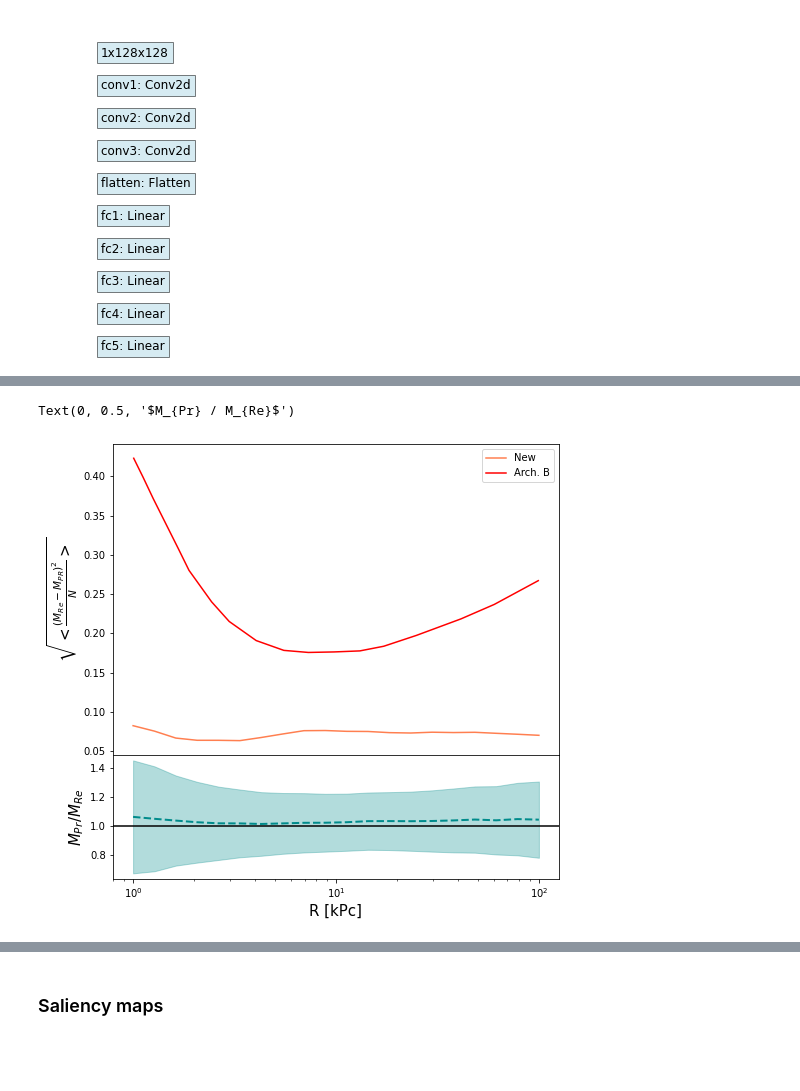
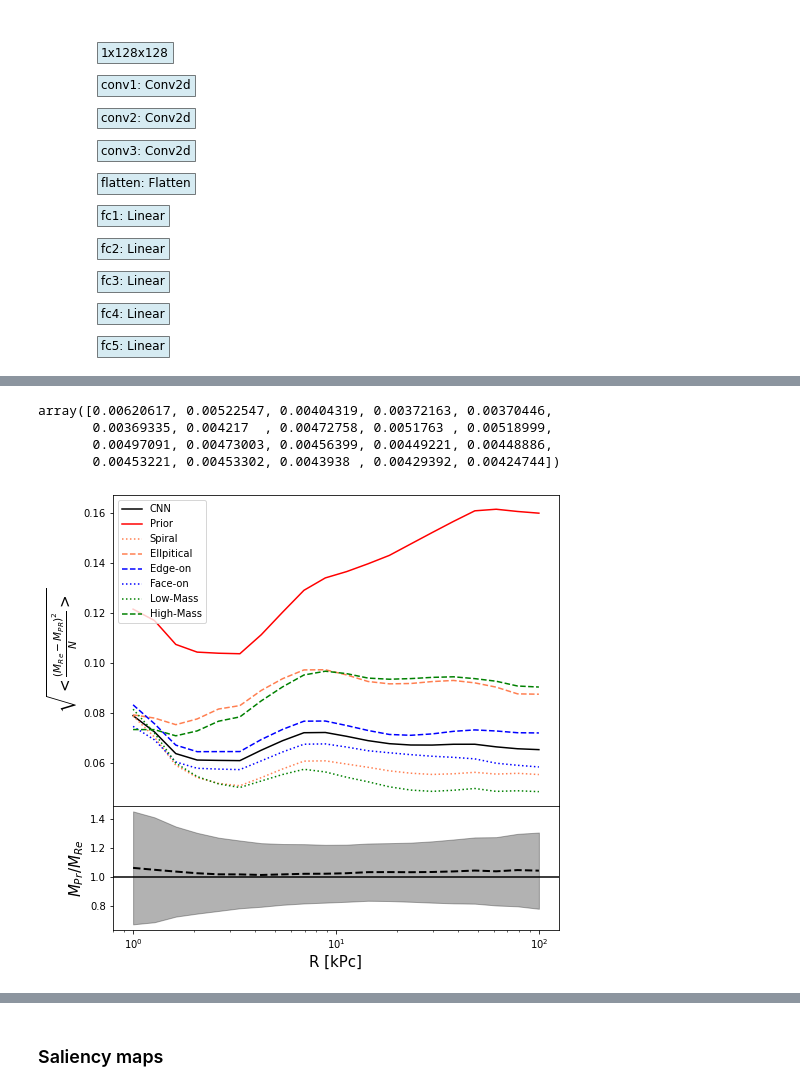
Before and after one commit to Martindelosrios/MaDaMe, a Jupyter notebook: codes/CNNs.ipynb, the cells around one changed output, grey strips where cells are left out. Drawn from its saved outputs; the diff is of its cells as text; code cells hidden in the pictures; blank space fills up the shorter version.

```diff
--- a/codes/CNNs.ipynb
+++ b/codes/CNNs.ipynb
@@ -754,6 +754,11 @@ drwxrwxr-x 4 martinrios martinrios     4096 mar 10 11:42 ..
 -rw-rw-r-- 1 martinrios martinrios 16963738 mar 14 15:59 best_model_8ch_8.pth
 drwxrwxr-x 2 martinrios martinrios     4096 mar 14 15:59 .
 -rw-rw-r-- 1 martinrios martinrios 16963738 mar 14 16:01 best_model_8ch_9.pth
+# %%
+# If there were no fit you have to run this cell
+model = ConvNet(input_shape, intermediate_dim1, intermediate_dim2, intermediate_dim3, intermediate_dim4, output_dim, actFunction)
+criterion = nn.MSELoss()  # Para un problema de regresión o imagen de salida continua
+optimizer = optim.Adam(model.parameters(), lr=0.001)
 # %%
 models_names = glob.glob(os.path.join('../data/models/', 'best_model_' + name + '*' ))
 # %%
@@ -826,11 +831,17 @@ for i in range(test_size):
 # %%
 y_predicted_random = np.random.uniform(0,1, size=(298,20))
 M_pred_random = 10**(y_predicted_random * (max_y - min_y) + min_y)
+# %%
+y_prior = (dm_prior_profile - min_y) / (max_y - min_y)
+y_prior = np.tile(y_prior, (test_size, 1))
+
+M_prior = 10**(y_prior * (max_y - min_y) + min_y)
 # %%
 if len(M_pred_list) > 1:
     M_pred_list = np.asarray(M_pred_list)
     M_pred = np.mean(M_pred_list, axis = 0)
     M_pred_std = np.std(M_pred_list, axis = 0)
+    y_predicted = (np.log10(M_pred) - min_y) / (max_y - min_y)
 else:
     M_pred_std = None
 # %%
@@ -908,46 +925,87 @@ for i in range(5):
+# %%
+mean_squared_error(y_testset, y_predicted, multioutput = 'raw_values')
+# %% [output]
+array([0.00620617, 0.00522547, 0.00404319, 0.00372163, 0.00370446,
+       0.00369335, 0.004217  , 0.00472758, 0.0051763 , 0.00518999,
+       0.00497091, 0.00473003, 0.00456399, 0.00449221, 0.00448886,
+       0.00453221, 0.00453302, 0.0043938 , 0.00429392, 0.00424744])
 # %%
 fig,ax = plt.subplots(2,1, figsize = (8,8), gridspec_kw={'height_ratios':[2.5, 1], 'hspace':0}, sharex = True)
 
 mse = np.sqrt(mean_squared_error(y_testset, y_predicted, multioutput = 'raw_values')) # np.sqrt(np.sum((y_testset - y_predicted)**2, axis = 0) / len(y_testset))
-std = np.sqrt(np.std((y_testset - y_predicted)**2, axis = 0))
-mse_random = np.sqrt(mean_squared_error(y_testset, y_predicted_random, multioutput = 'raw_values')) # np.sqrt(np.sum((y_testset - y_predicted)**2, axis = 0) / len(y_testset))
-std_random = np.sqrt(np.std((y_testset - y_predicted_random)**2, axis = 0))
-mse_prior = np.abs(max_y - min_y)
+std = np.std(np.sqrt((y_testset - y_predicted)**2), axis = 0)
+mse_prior = np.sqrt(mean_squared_error(y_testset, y_prior, multioutput = 'raw_values'))
 
 #for i in range(test_size):
 #    ax[0].plot(R_bins, np.abs(y_testset[i,:] - y_predicted[i,:]), alpha = 0.2, c = 'black')
 
-ax[0].plot(R_bins, mse, color = 'coral', label = 'New')
+ax[0].plot(R_bins, mse, color = 'black', label = 'CNN')
 #ax[0].plot(R_bins, mse_random, color = 'coral', label = 'Random')
-#ax[0].fill_between(R_bins, mse + std, mse - std, color = 'red', alpha = 0.3)
+#ax[0].fill_between(R_bins, mse + std, mse - std, color = 'coral', alpha = 0.3)
 
-#ax[0].plot(R_bins, mse_prior, color = 'red')
-ax[0].plot(arqB_8ch[:,0], arqB_8ch[:,1], color = 'red', label = 'Arch. B')
+ax[0].plot(R_bins, mse_prior, color = 'red', label = 'Prior')
+#ax[0].plot(arqB_8ch[:,0], arqB_8ch[:,1], color = 'red', label = 'Arch. B')
+
+# Kappa splitting
+ind_aux = np.where(properties[test_ind, 15] > 0.5)[0]
+mse_aux = np.sqrt(mean_squared_error(y_testset[ind_aux], y_predicted[ind_aux], multioutput = 'raw_values')) # np.sqrt(np.sum((y_testset - y_predicted)**2, axis = 0) / len(y_testset))
+std_aux = np.sqrt(np.std((y_testset[ind_aux] - y_predicted[ind_aux])**2, axis = 0))
+ax[0].plot(R_bins, mse_aux, color = 'coral', ls = ':', label = 'Spiral')
+
+ind_aux = np.where(properties[test_ind, 15] < 0.5)[0]
+mse_aux = np.sqrt(mean_squared_error(y_testset[ind_aux], y_predicted[ind_aux], multioutput = 'raw_values')) # np.sqrt(np.sum((y_testset - y_predicted)**2, axis = 0) / len(y_testset))
+std_aux = np.sqrt(np.std((y_testset[ind_aux] - y_predicted[ind_aux])**2, axis = 0))
+ax[0].plot(R_bins, mse_aux, color = 'coral', ls = '--', label = 'Ellpitical')
+# ------------------------------------
+
+# Theta splitting
+ind_aux = np.where( (properties[test_ind, 18] > (np.pi/4)) & (properties[test_ind, 18] < (3*np.pi/4)))[0]
+mse_aux = np.sqrt(mean_squared_error(y_testset[ind_aux], y_predicted[ind_aux], multioutput = 'raw_values')) # np.sqrt(np.sum((y_testset - y_predicted)**2, axis = 0) / len(y_testset))
+std_aux = np.sqrt(np.std((y_testset[ind_aux] - y_predicted[ind_aux])**2, axis = 0))
+ax[0].plot(R_bins, mse_aux, color = 'blue', ls = '--', label = 'Edge-on')
+
+ind_aux = np.where( (properties[test_ind, 18] < (np.pi/4)) | (properties[test_ind, 18] > (3*np.pi/4)))[0]
+mse_aux = np.sqrt(mean_squared_error(y_testset[ind_aux], y_predicted[ind_aux], multioutput = 'raw_values')) # np.sqrt(np.sum((y_testset - y_predicted)**2, axis = 0) / len(y_testset))
+std_aux = np.sqrt(np.std((y_testset[ind_aux] - y_predicted[ind_aux])**2, axis = 0))
+ax[0].plot(R_bins, mse_aux, color = 'blue', ls = ':', label = 'Face-on')
+# --------------------------------
+
+
+# Mass splitting
+ind_aux = np.where(np.log10(properties[test_ind, 2]) < np.log10(properties[test_ind,2]).mean())[0]
+mse_aux = np.sqrt(mean_squared_error(y_testset[ind_aux], y_predicted[ind_aux], multioutput = 'raw_values')) # np.sqrt(np.sum((y_testset - y_predicted)**2, axis = 0) / len(y_testset))
+std_aux = np.sqrt(np.std((y_testset[ind_aux] - y_predicted[ind_aux])**2, axis = 0))
+ax[0].plot(R_bins, mse_aux, color = 'green', ls = ':', label = 'Low-Mass')
+
+ind_aux = np.where(np.log10(properties[test_ind, 2]) > np.log10(properties[test_ind,2]).mean())[0]
+mse_aux = np.sqrt(mean_squared_error(y_testset[ind_aux], y_predicted[ind_aux], multioutput = 'raw_values')) # np.sqrt(np.sum((y_testset - y_predicted)**2, axis = 0) / len(y_testset))
+std_aux = np.sqrt(np.std((y_testset[ind_aux] - y_predicted[ind_aux])**2, axis = 0))
+ax[0].plot(R_bins, mse_aux, color = 'green', ls = '--', label = 'High-Mass')
+# --------------------------------
 
 ax[0].set_ylabel('$\sqrt{ <\\frac{(M_{Re} - M_{PR})^2}{N}> }$', fontsize = 15)
 #ax[0].set_xlabel('R [kPc]')
 ax[0].set_xscale('log')
 ax[0].legend()
 
 mean_mass_ratio = np.mean(M_pred / M_real, axis = 0)
 std_mass_ratio = np.std(M_pred / M_real, axis = 0)
 mean_mass_ratio_random = np.mean(M_pred_random / M_real, axis = 0)
 std_mass_ratio_random = np.std(M_pred_random / M_real, axis = 0)
 
 #for i in range(test_size):
     #ax[1].plot(R_bins, M_pred[i,:] / M_real[i,:], color = 'black', alpha = 0.05)
 ax[1].axhline(y = 1, color = 'black')
-ax[1].plot(R_bins, mean_mass_ratio, color = 'darkcyan', lw = 2, ls = '--')
-ax[1].fill_between(R_bins, mean_mass_ratio + std_mass_ratio, mean_mass_ratio - std_mass_ratio, color = 'darkcyan', alpha = 0.3)
+ax[1].plot(R_bins, mean_mass_ratio, color = 'black', lw = 2, ls = '--')
+ax[1].fill_between(R_bins, mean_mass_ratio + std_mass_ratio, mean_mass_ratio - std_mass_ratio, color = 'black', alpha = 0.3)
 
 #ax[1].fill_between(R_bins, mean_mass_ratio_random + std_mass_ratio_random, mean_mass_ratio_random - std_mass_ratio_random, color = 'red', alpha = 0.3)
 
 #ax[1].plot(R_bins, mass_quantiles[2,:], color = 'black', lw = 2, ls = '--')
 
 ax[1].set_xlabel('R [kPc]', fontsize = 15)
 ax[1].set_ylabel('$M_{Pr} / M_{Re}$', fontsize = 15)
-#plt.savefig('../graphs/MSE_' + name + '.pdf')
+plt.savefig('../graphs/MSE_' + name + '.pdf')
 # %% [output]
-Text(0, 0.5, '$M_{Pr} / M_{Re}$')
-[figure, old version]
+[figure, new version]
 # %%
```
Also changed, not shown: parts of 11 cells of this notebook.
